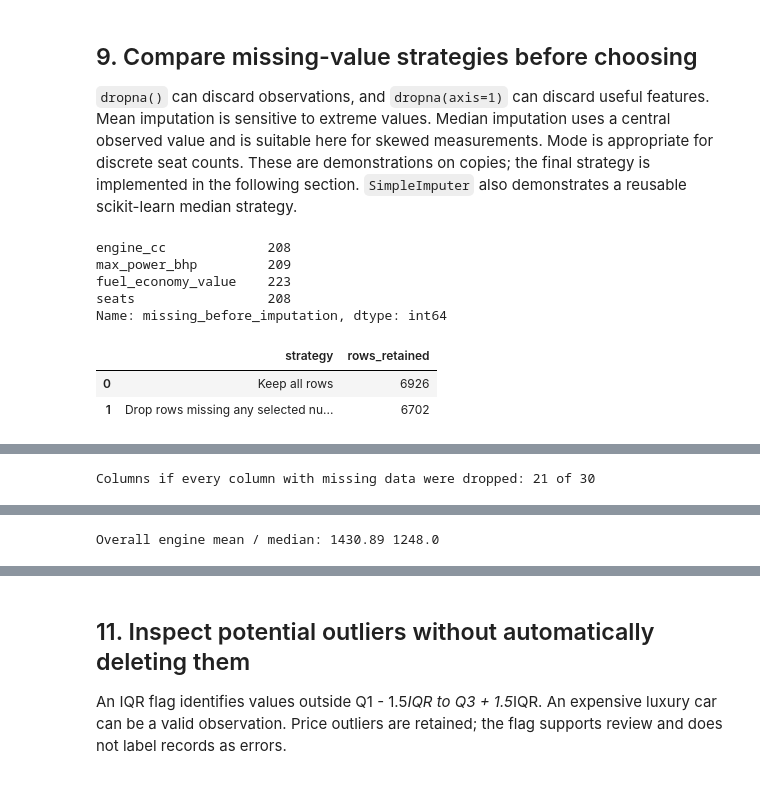
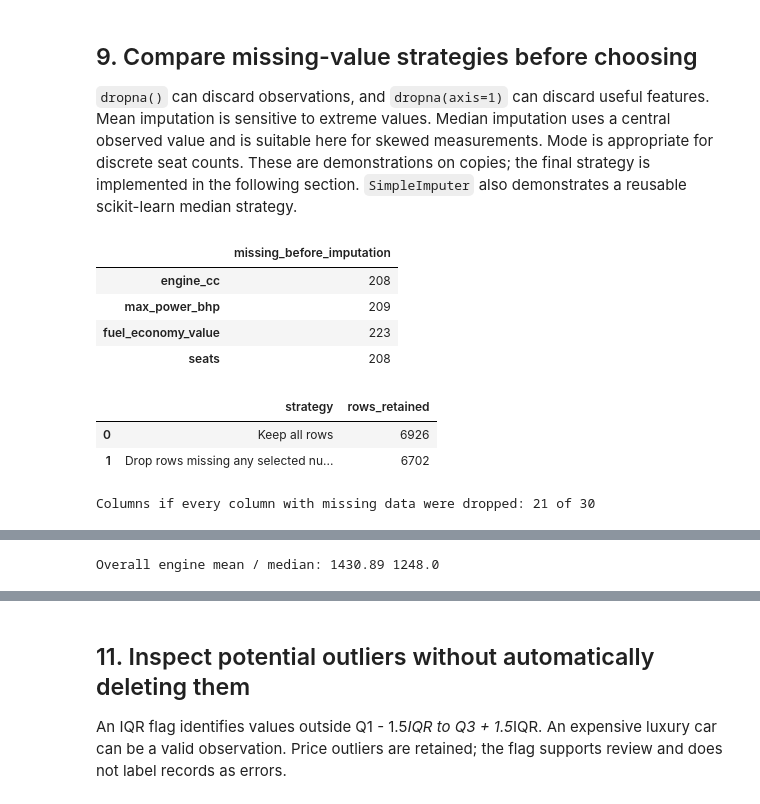
Before and after one commit to ricardo-mohammed/cleaning-imputation-outliers, a Jupyter notebook: notebooks/cleaning_lab.ipynb, the cells around one changed output, grey strips where cells are left out. Cells and saved outputs as stored; diff of their text form; code cells hidden in the pictures.

```diff
--- a/notebooks/cleaning_lab.ipynb
+++ b/notebooks/cleaning_lab.ipynb
@@ -336,36 +342,37 @@ copies; the final strategy is implemented in the following section.
 # %%
 before_imputation = cars_clean.copy()
 numeric_fields = ["engine_cc", "max_power_bhp", "fuel_economy_value", "seats"]
 display(before_imputation[numeric_fields].isna().sum().rename("missing_before_imputation"))
 comparison = pd.DataFrame([
     {"strategy": "Keep all rows", "rows_retained": len(before_imputation)},
     {"strategy": "Drop rows missing any selected numeric field",
      "rows_retained": len(before_imputation.dropna(subset=numeric_fields))},
 ])
 display(comparison)
 print("Columns if every column with missing data were dropped:",
       before_imputation.dropna(axis=1).shape[1], "of", before_imputation.shape[1])
 engine_mean_demo = before_imputation["engine_cc"].fillna(before_imputation["engine_cc"].mean())
 engine_median_demo = before_imputation["engine_cc"].fillna(before_imputation["engine_cc"].median())
 seat_mode = before_imputation["seats"].mode().iloc[0]
 seats_mode_demo = before_imputation["seats"].fillna(seat_mode)
-simple_imputer = sk_impute.SimpleImputer(strategy="median")
+simple_imputer = SimpleImputer(strategy="median")
 simple_engine_demo = simple_imputer.fit_transform(before_imputation[["engine_cc"]]).ravel()
 display(pd.DataFrame({
     "engine_original": before_imputation["engine_cc"],
     "engine_mean_demo": engine_mean_demo,
     "engine_median_demo": engine_median_demo,
     "engine_simple_imputer_demo": simple_engine_demo,
     "seats_mode_demo": seats_mode_demo,
 }).loc[before_imputation["engine_cc"].isna()].head())
 print("Overall engine mean / median:", round(before_imputation["engine_cc"].mean(), 2),
       before_imputation["engine_cc"].median())
 # %% [output]
+|  | missing_before_imputation |
+| engine_cc | 208 |
+| max_power_bhp | 209 |
+| fuel_economy_value | 223 |
+| seats | 208 |
+|  | strategy | rows_retained |
+| 0 | Keep all rows | 6926 |
+| 1 | Drop rows missing any selected nu... | 6702 |
-engine_cc             208
-max_power_bhp         209
-fuel_economy_value    223
-seats                 208
-Name: missing_before_imputation, dtype: int64
+Columns if every column with missing data were dropped: 21 of 30
-|  | strategy | rows_retained |
-| 0 | Keep all rows | 6926 |
-| 1 | Drop rows missing any selected nu... | 6702 |
@@ -372 +385 @@ Name: missing_before_imputation, dtype: int64
-Columns if every column with missing data were dropped: 21 of 30
+Overall engine mean / median: 1430.89 1248.0
@@ -379,3 +386,2 @@ Columns if every column with missing data were dropped: 21 of 30
-Overall engine mean / median: 1430.89 1248.0
 # %% [markdown]
 ## 10. Apply and flag the selected imputation strategy
```
Also changed, not shown: parts of 29 cells of this notebook, 1 other file.
